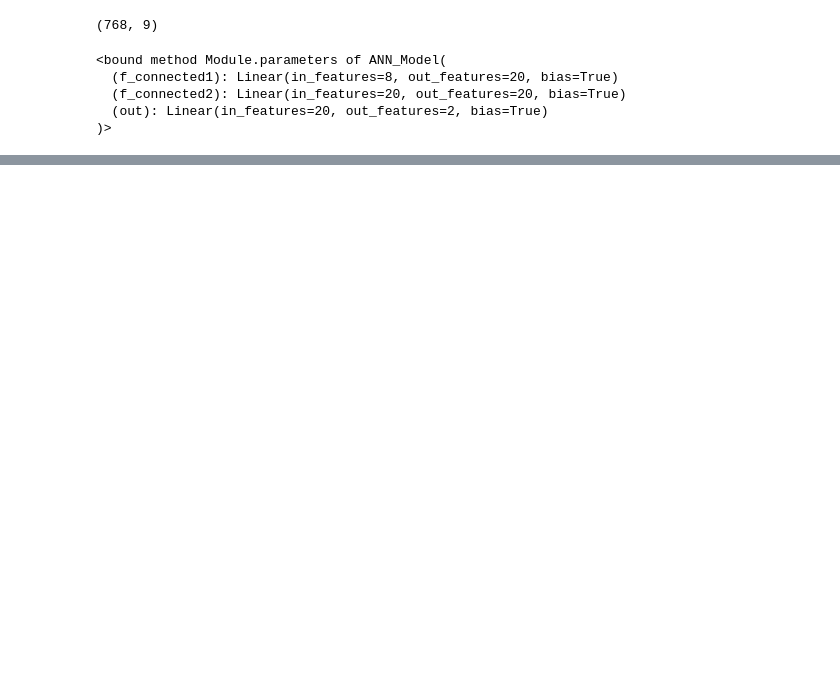
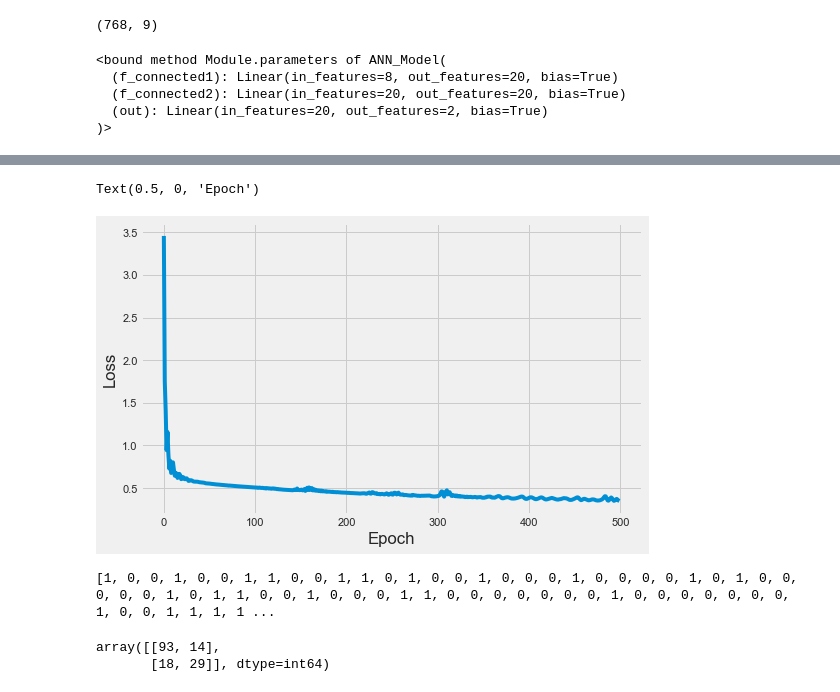
Before and after one commit to loganrane/MachineLearning101, a Jupyter notebook: Projects/ANN - Diabetes.ipynb, the cells around one changed output, grey strips where cells are left out. Drawn from its saved outputs; the diff is of its cells as text; code cells hidden in the pictures; blank space fills up the shorter version.

Commit message:
add: train and save

```diff
--- a/Projects/ANN - Diabetes.ipynb
+++ b/Projects/ANN - Diabetes.ipynb
@@ -97,3 +89,18 @@ model.parameters
 
 loss_function = nn.CrossEntropyLoss()
 optimizer = torch.optim.Adam(model.parameters(), lr = 0.01)
+# %%
+epochs = 500
+final_losses = []
+for i in range(epochs):
+    i = i+1
+    y_pred = model.forward(X_train)
+    loss = loss_function(y_pred, y_train)
+    final_losses.append(loss)
+
+    if i % 10 == 1:
+        print("Epoch number: {} and the loss: {}".format(i, loss.item()))
+
+    optimizer.zero_grad()
+    loss.backward()
+    optimizer.step()
@@ -99,0 +125,26 @@ optimizer = torch.optim.Adam(model.parameters(), lr = 0.01)
+# %%
+## Plotting the loss function
+plt.plot(range(epochs), final_losses)
+plt.ylabel('Loss')
+plt.xlabel('Epoch')
+# %% [output]
+Text(0.5, 0, 'Epoch')
+[figure, added]
+# %%
+### Prediction in X_test Data
+predictions = []
+# No gradient with the function torch.no_grad, not needed in testing
+with torch.no_grad():
+    for i, data in enumerate(X_test):
+        y_pred = model(data)
+        predictions.append(y_pred.argmax().item())
+print(predictions)
+# %% [output]
+[1, 0, 0, 1, 0, 0, 1, 1, 0, 0, 1, 1, 0, 1, 0, 0, 1, 0, 0, 0, 1, 0, 0, 0, 0, 1, 0, 1, 0, 0, 0, 0, 0, 1, 0, 1, 1, 0, 0, 1, 0, 0, 0, 1, 1, 0, 0, 0, 0, 0, 0, 0, 1, 0, 0, 0, 0, 0, 0, 0, 1, 0, 0, 1, 1, 1, 1 ...
+# %%
+from sklearn.metrics import confusion_matrix
+cm = confusion_matrix(y_test, predictions)
+cm
+# %% [output]
+array([[93, 14],
+       [18, 29]], dtype=int64)
```
Also changed, not shown: parts of 7 cells of this notebook, 1 other file.
